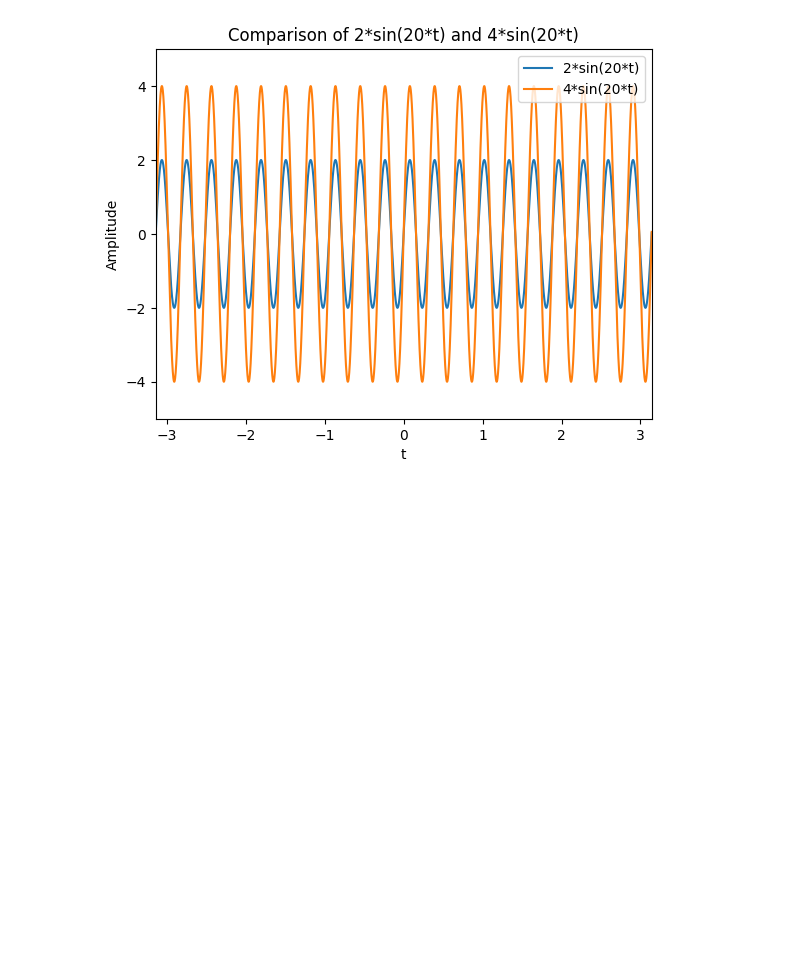
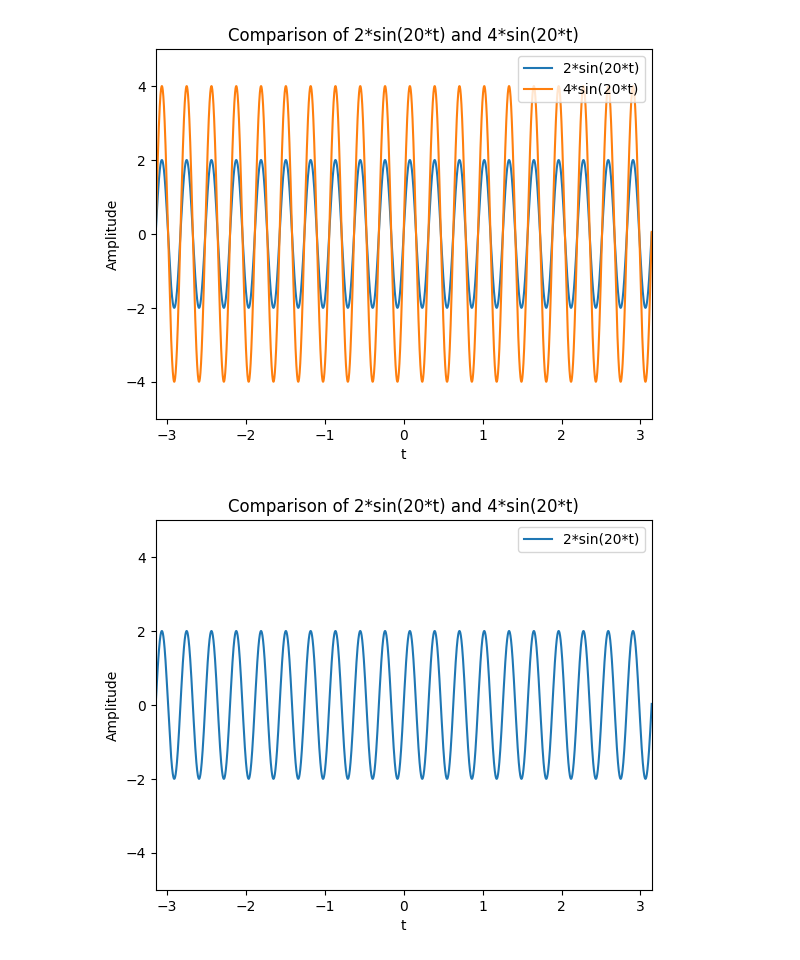
Before and after one commit to Glaysia/test, a Jupyter notebook: workspace/data/see_data.ipynb, the cells around one changed output. Saved outputs shown, nothing was run; the diff lists cells and outputs as text; code cells hidden in the pictures; blank space fills up the shorter version.

```diff
--- a/workspace/data/see_data.ipynb
+++ b/workspace/data/see_data.ipynb
@@ -39,3 +39,44 @@ plt.show()
 # 좋은데?
 # %% [output]
 [figure]
+# %%
+import math
+
+SIZE = 50000
+START = -10 * math.pi
+END   =  10 * math.pi
+STEP  = (END - START) / (SIZE - 1)
+
+with open("data_2sin20t.txt", "w") as f:
+    for i in range(SIZE):
+        t = START + i * STEP
+        y = 2 * math.sin(20 * t)
+        f.write(f"{y}\n")
+
+
+import numpy as np
+import matplotlib.pyplot as plt
+
+# Load datasets
+y1 = np.loadtxt('data_2sin20t.txt')
+
+# Generate time axis based on number of samples and known range
+t = np.linspace(-10 * np.pi, 10 * np.pi, y1.size)
+
+# Plot for comparison
+plt.figure()
+plt.plot(t, y1, label='2*sin(20*t)')
+
+plt.legend()
+plt.xlabel('t')
+plt.ylabel('Amplitude')
+plt.title('Comparison of 2*sin(20*t) and 4*sin(20*t)')
+
+zoom_range = np.pi  # +-π around center
+plt.xlim(-zoom_range, zoom_range)
+plt.ylim(-5, 5)
+
+plt.show()
+# 좋은데?
+# %% [output]
+[figure, added]
```
Also changed, not shown: 2 other files.
